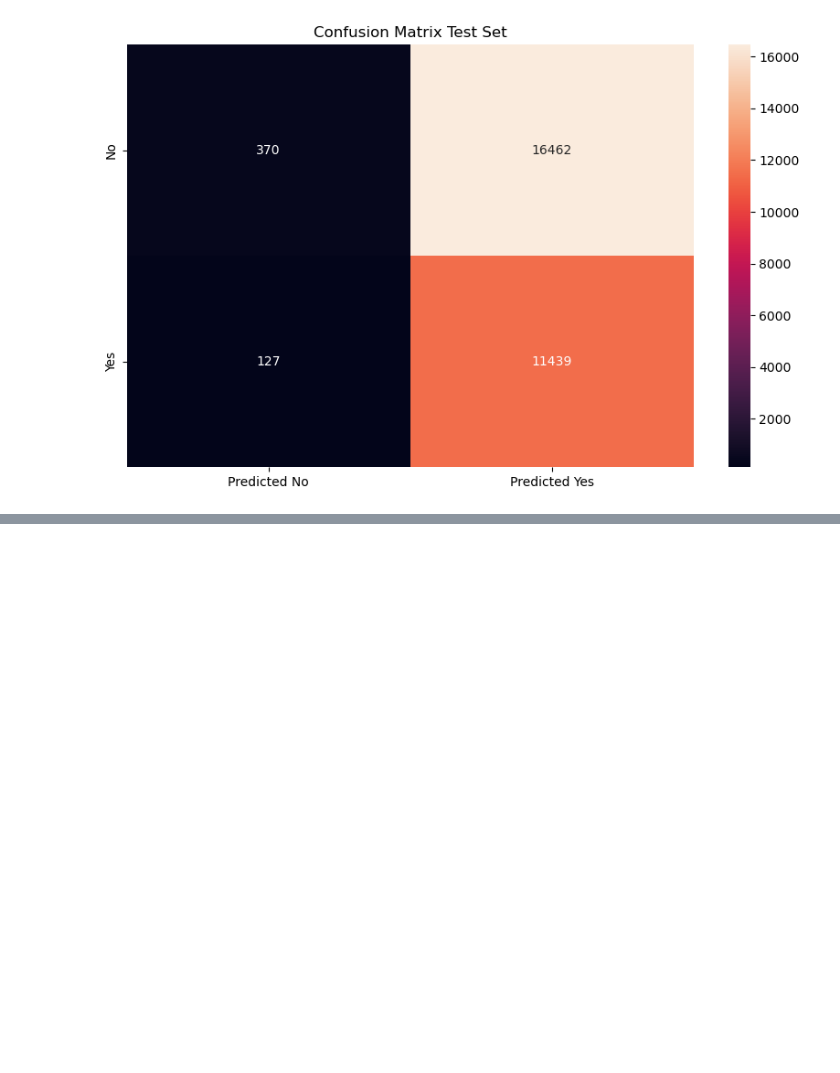
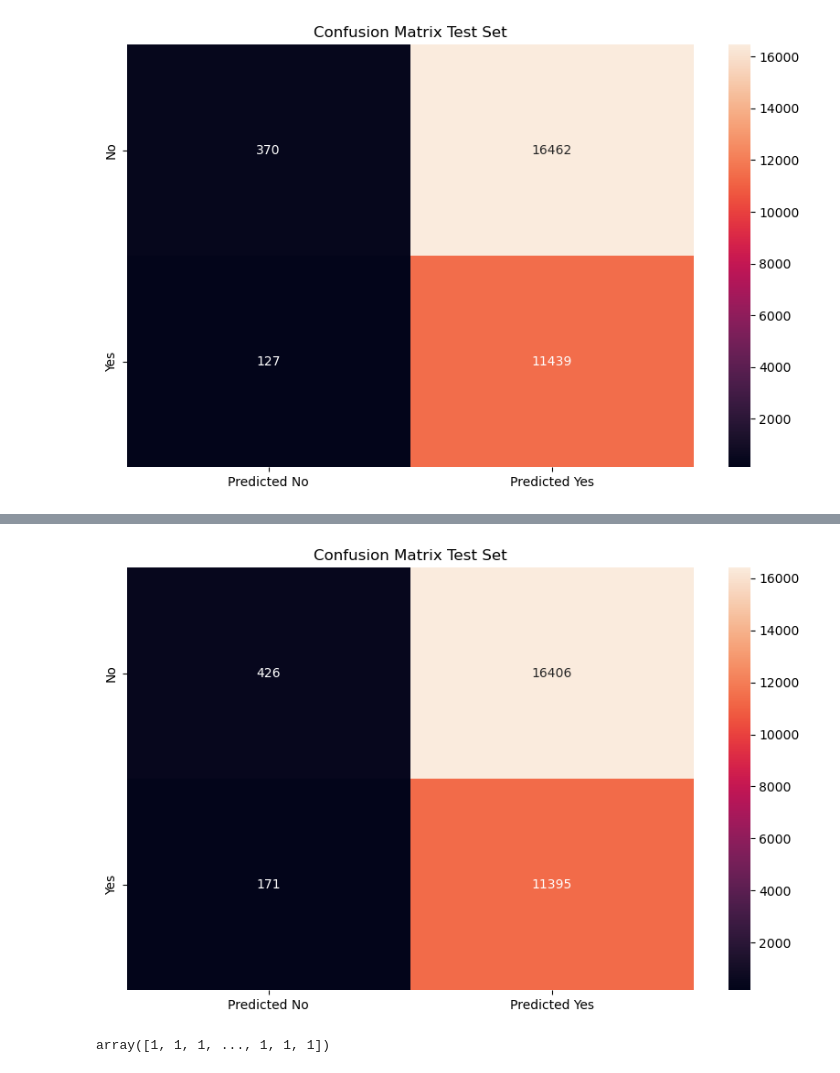
Before and after one commit to EnricoMiche1210760/Predicting_Insurance_Cross_Sell_Opportunities, a Jupyter notebook: main.ipynb, the cells around one changed output, grey strips where cells are left out. Drawn from its saved outputs; the diff is of its cells as text; code cells hidden in the pictures; blank space fills up the shorter version.

```diff
--- a/main.ipynb
+++ b/main.ipynb
@@ -340,11 +331,25 @@ print(df['Response'].value_counts())
 
 idx = df[df['Response'] == 0].index
 np.random.seed(RANDOM_SEED)
-idx_to_remove = np.random.choice(idx, int(len(idx)*0.8), replace=False, )
+idx_to_remove = np.random.choice(idx, int(len(idx)*0.5), replace=False, )
 
 df = df.drop(idx_to_remove)
 print(df.shape)
 print(df['Response'].value_counts())
+
+df.index = range(len(df))
+
+idx = df[df['Response'] == 1].index
+np.random.seed(RANDOM_SEED)
+idx_to_add = np.random.choice(idx, int(len(idx)*0.5), replace=False, )
+
+samples_to_add = df.iloc[idx_to_add.tolist()]
+print(len(idx_to_add))
+print(samples_to_add.shape)
+
+
+df = pd.concat([df, samples_to_add], ignore_index=True)
+print(df['Response'].value_counts())
 # %% [output]
 Response
 0    334399
@@ -449,3 +455,5 @@ ax.yaxis.set_ticklabels(['No', 'Yes'])
 plt.show()
 # %% [output]
 [figure]
+# %%
+regL2_full = logistic_regression_CV(X_training, Y_training)
@@ -451,0 +492,18 @@ plt.show()
+# %%
+y_pred_proba_test = regL2_full.predict_proba(X_test)
+y_pred_test = regL2_full.predict(X_test)
+confusion_matrix_test = confusion_matrix(Y_test, y_pred_test)
+
+
+plt.figure(figsize=(10, 6))
+ax = sns.heatmap(data=confusion_matrix_test, annot=True, fmt='g')
+plt.title("Confusion Matrix Test Set")
+ax.xaxis.set_ticklabels(['Predicted No', 'Predicted Yes'])
+ax.yaxis.set_ticklabels(['No', 'Yes'])
+plt.show()
+# %% [output]
+[figure, added]
+# %%
+y_pred_test
+# %% [output]
+array([1, 1, 1, ..., 1, 1, 1])
```
Also changed, not shown: parts of 11 cells of this notebook.
